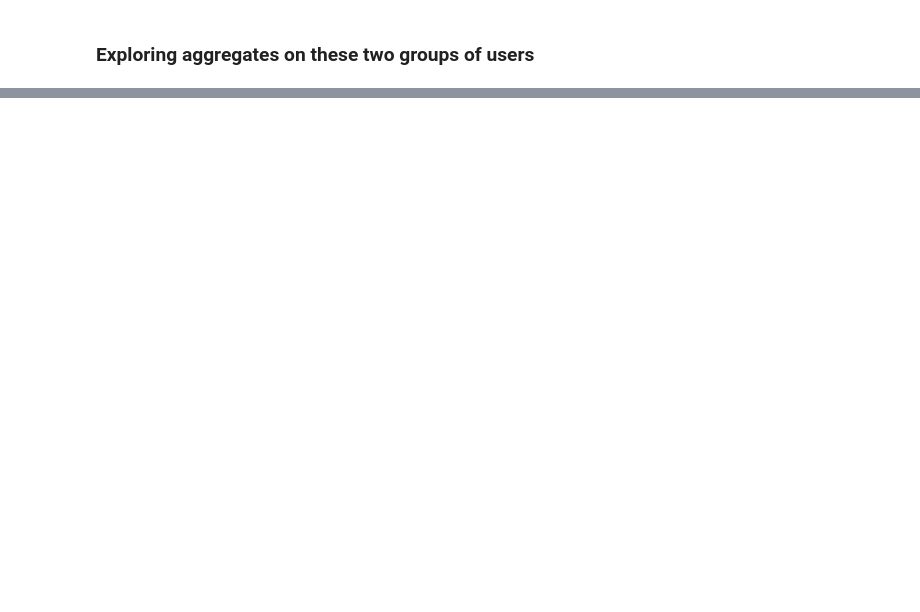
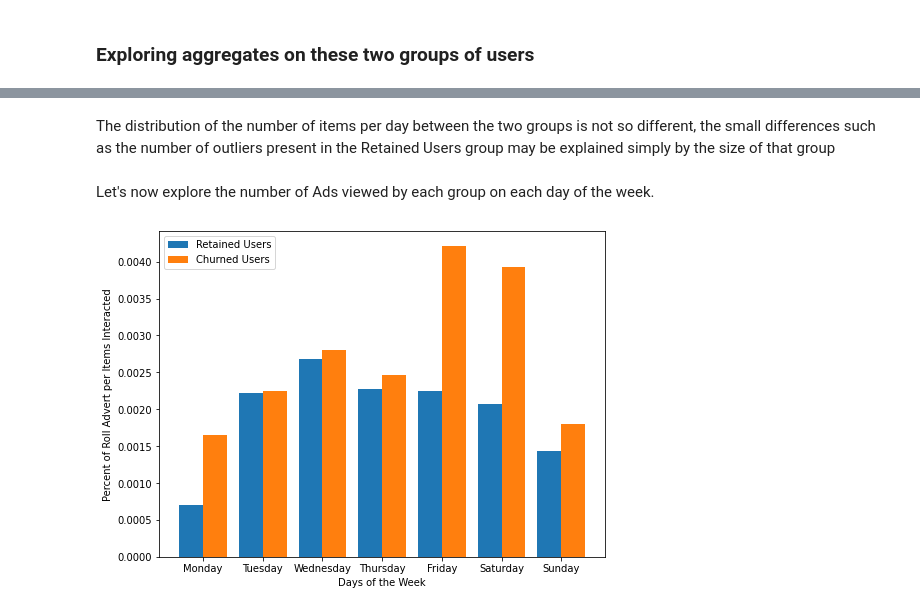
Before and after one commit to JosephArcila/Predicting_User_Cancelation_with_Spark, a Jupyter notebook: Sparkify.ipynb, the cells around one changed output, grey strips where cells are left out. Cells and saved outputs as stored; diff of their text form; code cells hidden in the pictures; blank space fills up the shorter version.

```diff
--- a/Sparkify.ipynb
+++ b/Sparkify.ipynb
@@ -607,0 +401,22 @@ We can see some trends in how many songs our users played in different hours of
+# %%
+# Converting timestamps to datetime from epoch time, to get the hour of the day
+get_hour = udf(lambda ts: datetime.datetime.fromtimestamp(ts / 1000.0).hour)
+# Adding a new column called hour to our dataframe
+train = train.withColumn("hour", get_hour(train.ts))
+
+# Converting timestamps to datetime from epoch time, to get the day
+get_day = udf(lambda ts: datetime.datetime.fromtimestamp(ts / 1000.0).day)
+# Adding a new column called day to our dataframe
+train = train.withColumn("day", get_day(train.ts))
+
+# Converting timestamps to datetime from epoch time, to get the weekday
+get_weekday = udf(lambda ts: datetime.datetime.fromtimestamp(ts/1000.0), TimestampType())
+# Adding a new column called weekday to our dataframe
+train = train.withColumn("weekday", dayofweek(get_weekday(train.ts)))
+
+# Converting timestamps to datetime from epoch time, to get the month
+get_month = udf(lambda ts: datetime.datetime.fromtimestamp(ts / 1000.0).month)
+# Adding a new column called month to our dataframe
+train = train.withColumn("month", get_month(train.ts))
+
+train.head()
@@ -607,0 +464,2 @@ We can see some trends in how many songs our users played in different hours of
+# %% [markdown]
+The distribution of the number of items per day between the two groups is not so different, the small differences such as the number of outliers present in the Retained Users group may be explained simply by the size of that group
@@ -607,0 +480,15 @@ We can see some trends in how many songs our users played in different hours of
+# %% [markdown]
+Let's now explore the number of Ads viewed by each group on each day of the week.
+# %%
+X = ['Monday','Tuesday','Wednesday','Thursday', 'Friday', 'Saturday', 'Sunday']
+X_axis = np.arange(7)
+plt.figure(figsize=(8, 6))
+plt.bar(X_axis - 0.2, ads_in_weekday_pd['count'], 0.4, label = 'Retained Users')
+plt.bar(X_axis + 0.2, ads_in_weekday_churn_pd['count'], 0.4, label = 'Churned Users')
+plt.xticks(X_axis, X)
+plt.xlabel("Days of the Week")
+plt.ylabel("Percent of Roll Advert per Items Interacted")
+plt.legend()
+plt.show()
+# %% [output]
+[figure, added]
```
Also changed, not shown: parts of 200 cells of this notebook.
